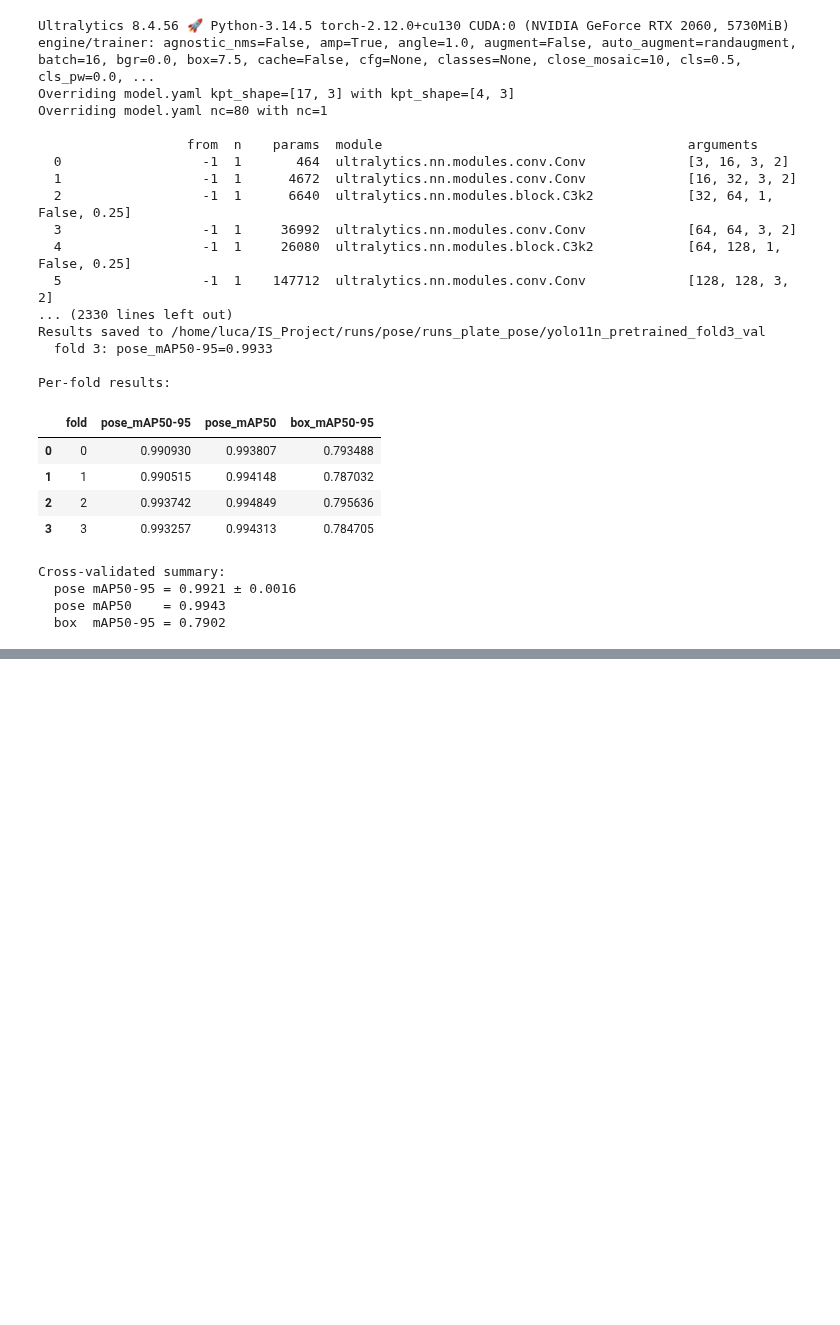
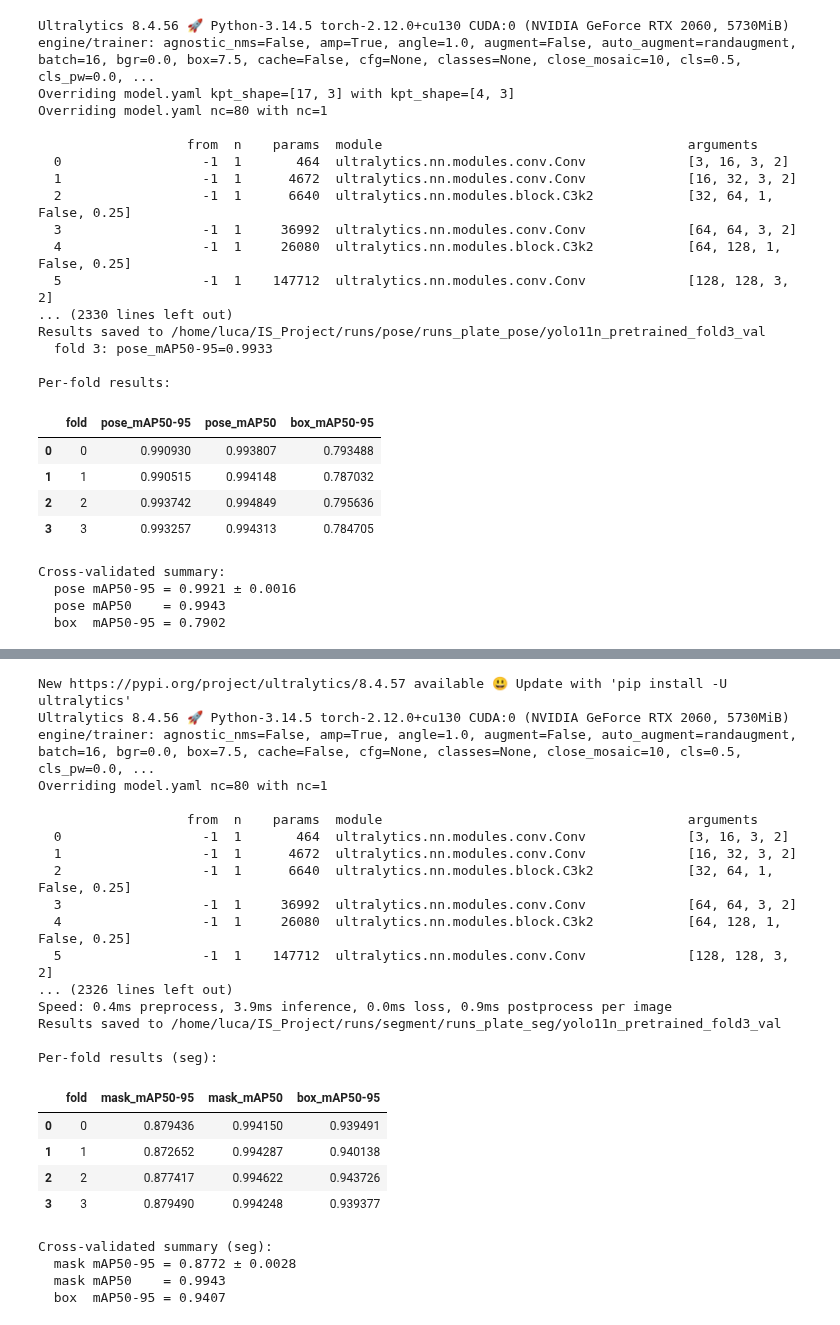
Before and after one commit to lorenzo-marranini/IS_Project, a Jupyter notebook: yolo_pose_plate_training.ipynb, the cells around one changed output, grey strips where cells are left out. Drawn from its saved outputs; the diff is of its cells as text; code cells hidden in the pictures; blank space fills up the shorter version.

```diff
--- a/yolo_pose_plate_training.ipynb
+++ b/yolo_pose_plate_training.ipynb
@@ -544,0 +712,71 @@ plt.tight_layout(); plt.show()
+# %%
+def run_seg_cross_validation(size="n", pretrained=True, epochs=50, n_folds=N_FOLDS,
+                             imgsz=IMGSZ, batch=BATCH, device=DEVICE, tag_prefix=""):
+    """Train a seg `size`/`pretrained` config across all folds.
+    Returns (per_fold_df, summary_dict). Mirrors run_cross_validation for pose."""
+    weights = f"yolo11{size}-seg.pt" if pretrained else f"yolo11{size}-seg.yaml"
+    cfg_tag = f"{tag_prefix}yolo11{size}_{'pretrained' if pretrained else 'scratch'}"
+    rows = []
+    for k in range(n_folds):
+        run_name = f"{cfg_tag}_fold{k}"
+        m = YOLO(weights)
+        m.train(data=str(seg_fold_yamls[k]), epochs=epochs, imgsz=imgsz, batch=batch,
+                device=device, patience=PATIENCE, fliplr=0.0, flipud=0.0,
+                project="runs_plate_seg", name=run_name, exist_ok=True, verbose=False)
+        mv = m.val(data=str(seg_fold_yamls[k]), split="val",
+                   project="runs_plate_seg", name=run_name+"_val", exist_ok=True)
+        try:
+            row = {"fold": k,
+                   "mask_mAP50-95": float(mv.seg.map),
+                   "mask_mAP50":    float(mv.seg.map50),
+                   "box_mAP50-95":  float(mv.box.map)}
+        except Exception:
+            row = {"fold": k, "mask_mAP50-95": np.nan,
+                   "mask_mAP50": np.nan, "box_mAP50-95": np.nan}
+        rows.append(row)
+    df = pd.DataFrame(rows)
+    summary = {
+        "config": cfg_tag,
+        "mask_mAP50-95_mean": float(df["mask_mAP50-95"].mean()),
+        "mask_mAP50-95_std":  float(df["mask_mAP50-95"].std(ddof=0)),
+        "mask_mAP50_mean":    float(df["mask_mAP50"].mean()),
+        "box_mAP50-95_mean":  float(df["box_mAP50-95"].mean()),
+    }
+    return df, summary
+# %%
+EPOCHS_CV_SEG = 50   # match the pose budget for a fair comparison
+
+seg_cv_df, seg_cv_summary = run_seg_cross_validation(size="n", pretrained=True, epochs=EPOCHS_CV_SEG)
+print("\nPer-fold results (seg):")
+display(seg_cv_df)
+print("\nCross-validated summary (seg):")
+print(f"  mask mAP50-95 = {seg_cv_summary['mask_mAP50-95_mean']:.4f} ± {seg_cv_summary['mask_mAP50-95_std']:.4f}")
+print(f"  mask mAP50    = {seg_cv_summary['mask_mAP50_mean']:.4f}")
+print(f"  box  mAP50-95 = {seg_cv_summary['box_mAP50-95_mean']:.4f}")
+# %% [output]
+New https://pypi.org/project/ultralytics/8.4.57 available 😃 Update with 'pip install -U ultralytics'
+Ultralytics 8.4.56 🚀 Python-3.14.5 torch-2.12.0+cu130 CUDA:0 (NVIDIA GeForce RTX 2060, 5730MiB)
+engine/trainer: agnostic_nms=False, amp=True, angle=1.0, augment=False, auto_augment=randaugment, batch=16, bgr=0.0, box=7.5, cache=False, cfg=None, classes=None, close_mosaic=10, cls=0.5, cls_pw=0.0, ...
+Overriding model.yaml nc=80 with nc=1
+
+                   from  n    params  module                                       arguments
+  0                  -1  1       464  ultralytics.nn.modules.conv.Conv             [3, 16, 3, 2]
+  1                  -1  1      4672  ultralytics.nn.modules.conv.Conv             [16, 32, 3, 2]
+  2                  -1  1      6640  ultralytics.nn.modules.block.C3k2            [32, 64, 1, False, 0.25]
+  3                  -1  1     36992  ultralytics.nn.modules.conv.Conv             [64, 64, 3, 2]
+  4                  -1  1     26080  ultralytics.nn.modules.block.C3k2            [64, 128, 1, False, 0.25]
+  5                  -1  1    147712  ultralytics.nn.modules.conv.Conv             [128, 128, 3, 2]
+... (2326 lines left out)
+Speed: 0.4ms preprocess, 3.9ms inference, 0.0ms loss, 0.9ms postprocess per image
+Results saved to /home/luca/IS_Project/runs/segment/runs_plate_seg/yolo11n_pretrained_fold3_val
+
+Per-fold results (seg):
+|  | fold | mask_mAP50-95 | mask_mAP50 | box_mAP50-95 |
+| 0 | 0 | 0.879436 | 0.994150 | 0.939491 |
+| 1 | 1 | 0.872652 | 0.994287 | 0.940138 |
+| 2 | 2 | 0.877417 | 0.994622 | 0.943726 |
+| 3 | 3 | 0.879490 | 0.994248 | 0.939377 |
+Cross-validated summary (seg):
+  mask mAP50-95 = 0.8772 ± 0.0028
+  mask mAP50    = 0.9943
+  box  mAP50-95 = 0.9407
```
Also changed, not shown: parts of 22 cells of this notebook, 5 other files.
